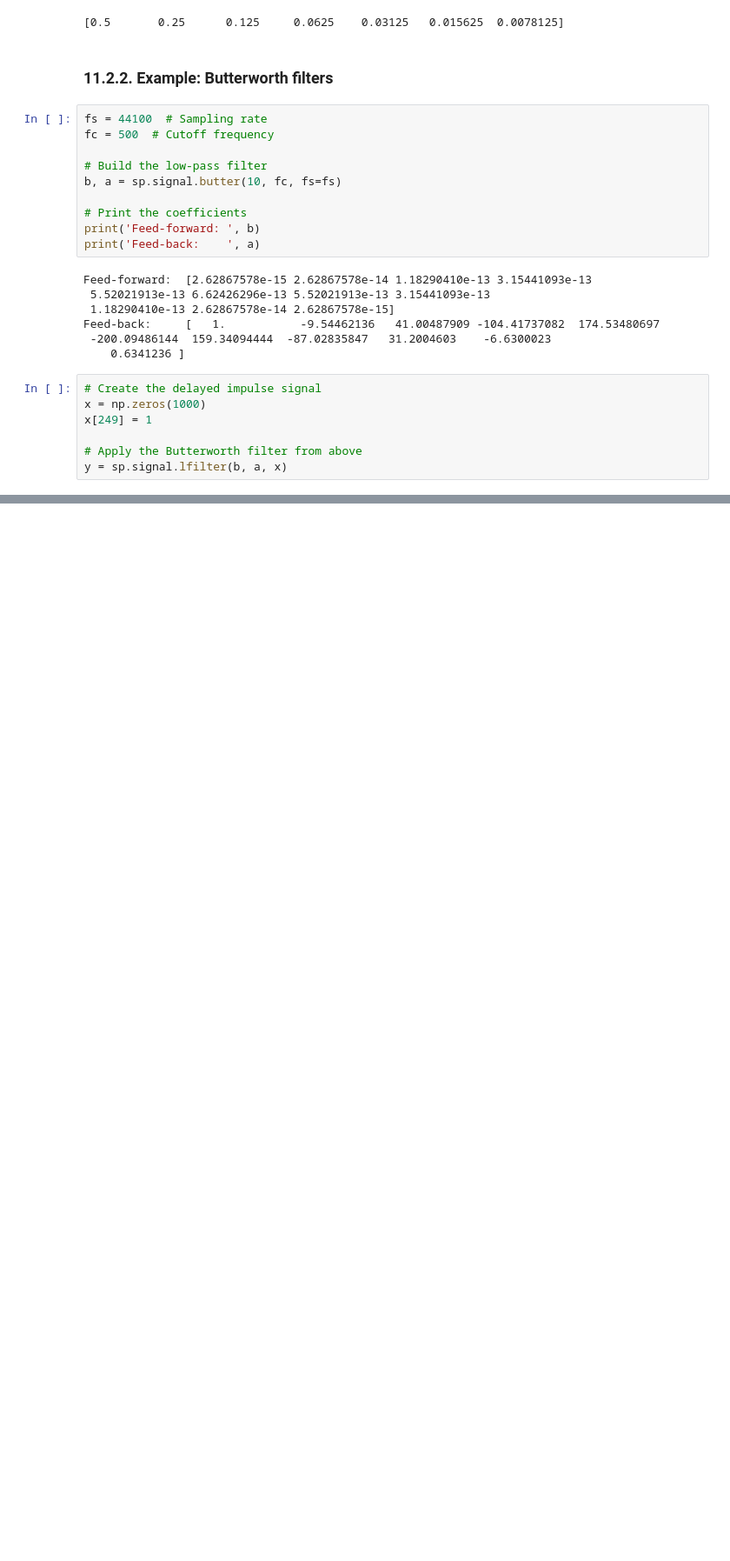
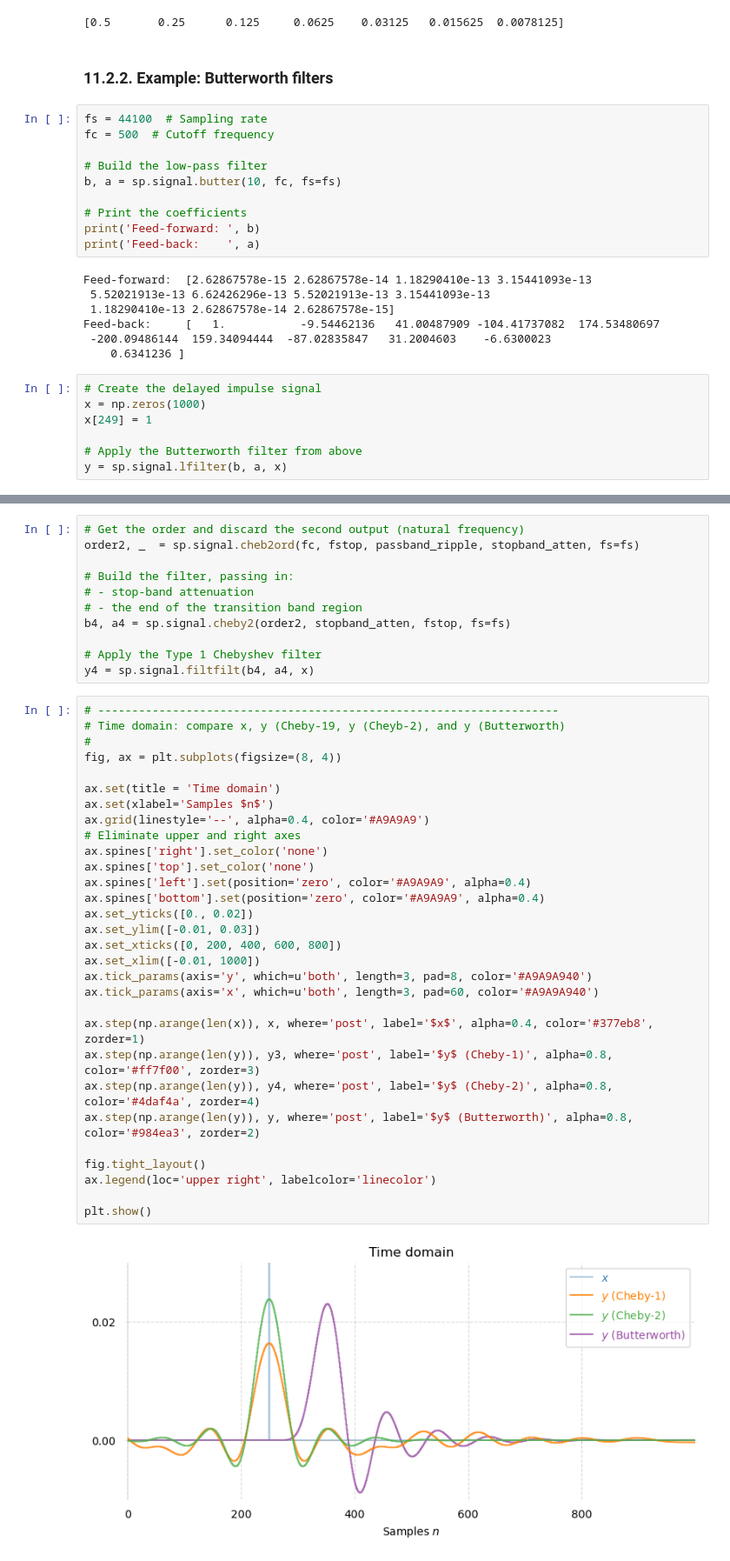
Before and after one commit to buruzaemon/digital-signals-theory, a Jupyter notebook: DST_CH11.ipynb, the cells around one changed output, grey strips where cells are left out. Shown: that part at 87% size. Saved outputs shown, nothing was run; the diff lists cells and outputs as text; blank space fills up the shorter version.

```diff
--- a/DST_CH11.ipynb
+++ b/DST_CH11.ipynb
@@ -308,0 +479,43 @@ np.linspace(0, -8*np.pi, 5)
+# %%
+# Get the order and discard the second output (natural frequency)
+order2, _  = sp.signal.cheb2ord(fc, fstop, passband_ripple, stopband_atten, fs=fs)
+
+# Build the filter, passing in:
+# - stop-band attenuation
+# - the end of the transition band region
+b4, a4 = sp.signal.cheby2(order2, stopband_atten, fstop, fs=fs)
+
+# Apply the Type 1 Chebyshev filter
+y4 = sp.signal.filtfilt(b4, a4, x)
+# %%
+# --------------------------------------------------------------------
+# Time domain: compare x, y (Cheby-19, y (Cheyb-2), and y (Butterworth)
+#
+fig, ax = plt.subplots(figsize=(8, 4))
+
+ax.set(title = 'Time domain')
+ax.set(xlabel='Samples $n$')
+ax.grid(linestyle='--', alpha=0.4, color='#A9A9A9')
+# Eliminate upper and right axes
+ax.spines['right'].set_color('none')
+ax.spines['top'].set_color('none')
+ax.spines['left'].set(position='zero', color='#A9A9A9', alpha=0.4)
+ax.spines['bottom'].set(position='zero', color='#A9A9A9', alpha=0.4)
+ax.set_yticks([0., 0.02])
+ax.set_ylim([-0.01, 0.03])
+ax.set_xticks([0, 200, 400, 600, 800])
+ax.set_xlim([-0.01, 1000])
+ax.tick_params(axis='y', which=u'both', length=3, pad=8, color='#A9A9A940')
+ax.tick_params(axis='x', which=u'both', length=3, pad=60, color='#A9A9A940')
+
+ax.step(np.arange(len(x)), x, where='post', label='$x$', alpha=0.4, color='#377eb8', zorder=1)
+ax.step(np.arange(len(y)), y3, where='post', label='$y$ (Cheby-1)', alpha=0.8, color='#ff7f00', zorder=3)
+ax.step(np.arange(len(y)), y4, where='post', label='$y$ (Cheby-2)', alpha=0.8, color='#4daf4a', zorder=4)
+ax.step(np.arange(len(y)), y, where='post', label='$y$ (Butterworth)', alpha=0.8, color='#984ea3', zorder=2)
+
+fig.tight_layout()
+ax.legend(loc='upper right', labelcolor='linecolor')
+
+plt.show()
+# %% [output]
+[figure, added]
```
Also changed, not shown: parts of 14 cells of this notebook.
